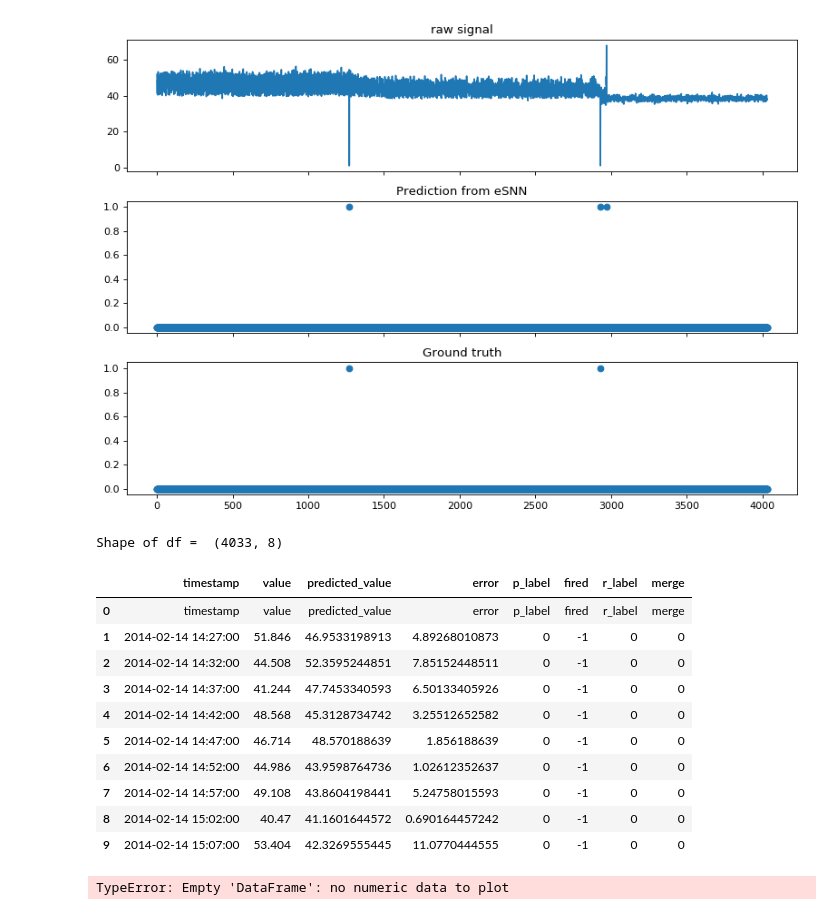
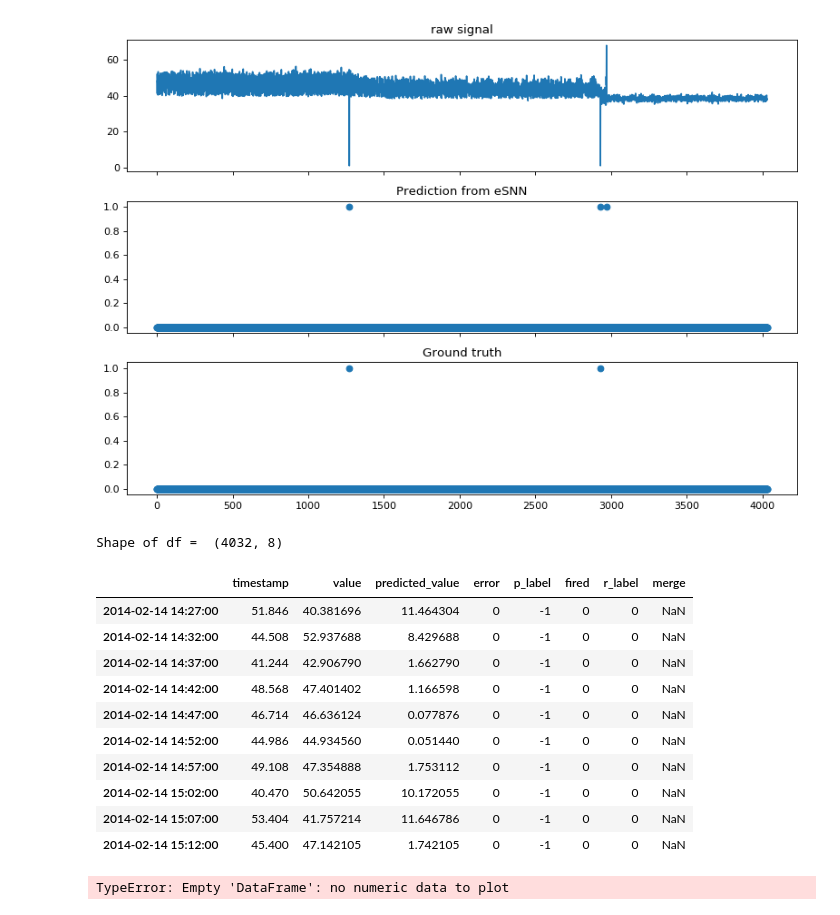
Before and after one commit to yjjuan/eSNN_cplusplus, a Jupyter notebook: drift_detection/20200325_performance_check.ipynb, the cells around one changed output. Saved outputs shown, nothing was run; the diff lists cells and outputs as text; code cells hidden in the pictures.

```diff
--- a/drift_detection/20200325_performance_check.ipynb
+++ b/drift_detection/20200325_performance_check.ipynb
@@ -45,22 +34,22 @@ plt.tight_layout()
 # %%
 filename = './models_zoo/NAB/withMerge_realAWSCloudwatch_ec2_cpu_utilization_5f5533.csv'
 
-df = pd.read_csv(filename, names= "timestamp,value,predicted_value,error,p_label,fired,r_label,merge".split(","))
+df = pd.read_csv(filename)
 print("Shape of df = ", df.shape)
 df.head(10)
 # %% [output]
-Shape of df =  (4033, 8)
+Shape of df =  (4032, 8)
 |  | timestamp | value | predicted_value | error | p_label | fired | r_label | merge |
-| 0 | timestamp | value | predicted_value | error | p_label | fired | r_label | merge |
-| 1 | 2014-02-14 14:27:00 | 51.846 | 46.9533198913 | 4.89268010873 | 0 | -1 | 0 | 0 |
-| 2 | 2014-02-14 14:32:00 | 44.508 | 52.3595244851 | 7.85152448511 | 0 | -1 | 0 | 0 |
-| 3 | 2014-02-14 14:37:00 | 41.244 | 47.7453340593 | 6.50133405926 | 0 | -1 | 0 | 0 |
-| 4 | 2014-02-14 14:42:00 | 48.568 | 45.3128734742 | 3.25512652582 | 0 | -1 | 0 | 0 |
-| 5 | 2014-02-14 14:47:00 | 46.714 | 48.570188639 | 1.856188639 | 0 | -1 | 0 | 0 |
-| 6 | 2014-02-14 14:52:00 | 44.986 | 43.9598764736 | 1.02612352637 | 0 | -1 | 0 | 0 |
-| 7 | 2014-02-14 14:57:00 | 49.108 | 43.8604198441 | 5.24758015593 | 0 | -1 | 0 | 0 |
-| 8 | 2014-02-14 15:02:00 | 40.47 | 41.1601644572 | 0.690164457242 | 0 | -1 | 0 | 0 |
-| 9 | 2014-02-14 15:07:00 | 53.404 | 42.3269555445 | 11.0770444555 | 0 | -1 | 0 | 0 |
+| 2014-02-14 14:27:00 | 51.846 | 40.381696 | 11.464304 | 0 | -1 | 0 | 0 | NaN |
+| 2014-02-14 14:32:00 | 44.508 | 52.937688 | 8.429688 | 0 | -1 | 0 | 0 | NaN |
+| 2014-02-14 14:37:00 | 41.244 | 42.906790 | 1.662790 | 0 | -1 | 0 | 0 | NaN |
+| 2014-02-14 14:42:00 | 48.568 | 47.401402 | 1.166598 | 0 | -1 | 0 | 0 | NaN |
+| 2014-02-14 14:47:00 | 46.714 | 46.636124 | 0.077876 | 0 | -1 | 0 | 0 | NaN |
+| 2014-02-14 14:52:00 | 44.986 | 44.934560 | 0.051440 | 0 | -1 | 0 | 0 | NaN |
+| 2014-02-14 14:57:00 | 49.108 | 47.354888 | 1.753112 | 0 | -1 | 0 | 0 | NaN |
+| 2014-02-14 15:02:00 | 40.470 | 50.642055 | 10.172055 | 0 | -1 | 0 | 0 | NaN |
+| 2014-02-14 15:07:00 | 53.404 | 41.757214 | 11.646786 | 0 | -1 | 0 | 0 | NaN |
+| 2014-02-14 15:12:00 | 45.400 | 47.142105 | 1.742105 | 0 | -1 | 0 | 0 | NaN |
 # %%
 fig, ax = plt.subplots(3, 1, figsize=(10, 7), sharex='col', dpi=80)
 
```
Also changed, not shown: parts of 1 cell of this notebook, 2 other files.
